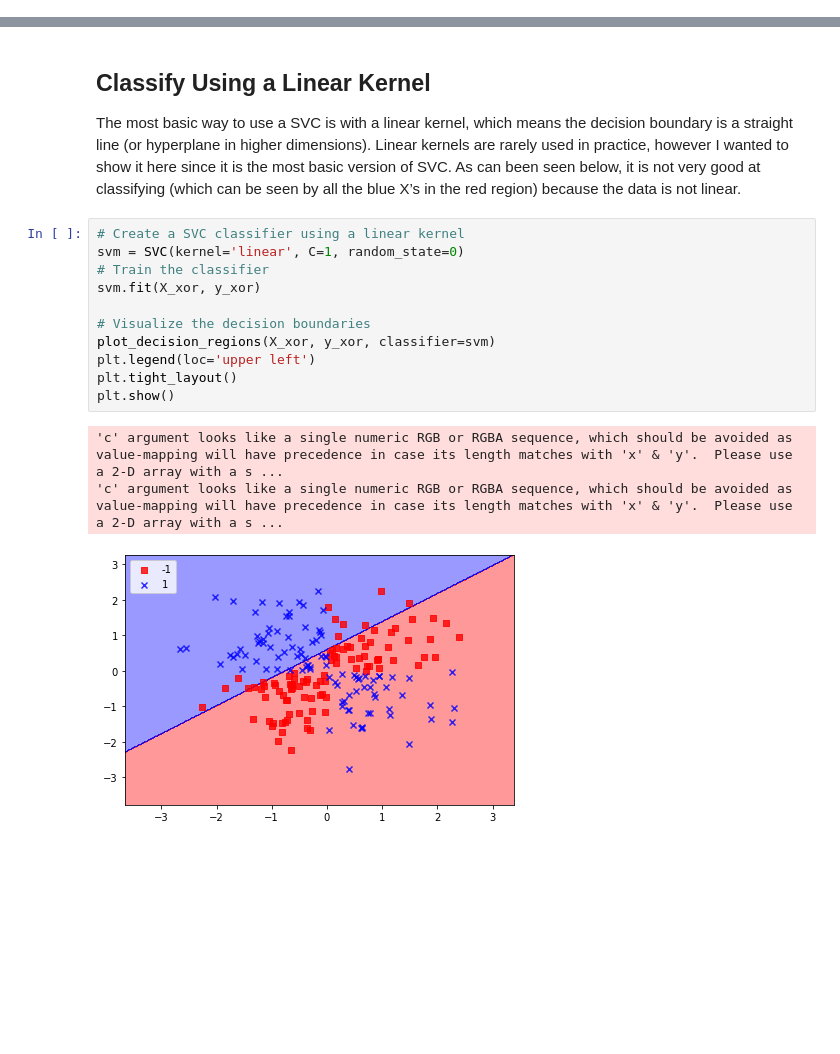
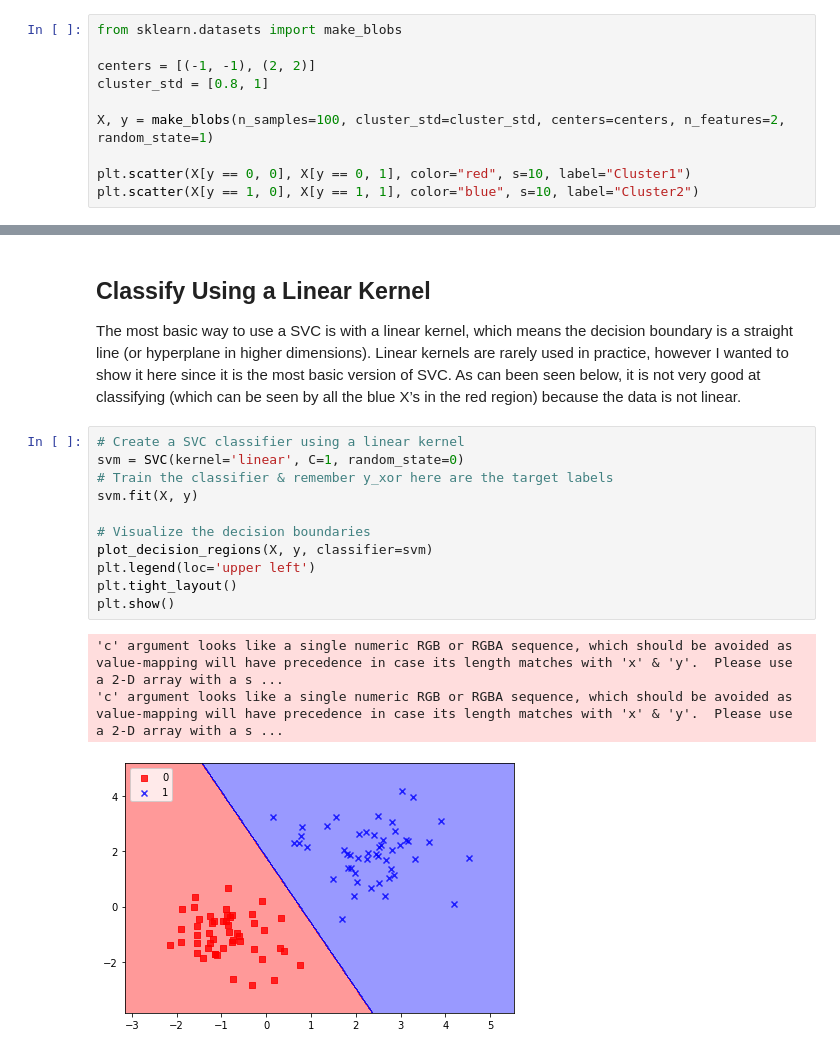
Before and after one commit to tomasward/MLTeachingGeneral, a Jupyter notebook: SVM_For_Teaching.ipynb, the cells around one changed output, grey strips where cells are left out. Drawn from its saved outputs; the diff is of its cells as text; blank space fills up the shorter version.

Commit message:
Updated to use blobs

```diff
--- a/SVM_For_Teaching.ipynb
+++ b/SVM_For_Teaching.ipynb
@@ -83,0 +65,10 @@ plt.show()
+# %%
+from sklearn.datasets import make_blobs
+
+centers = [(-1, -1), (2, 2)]
+cluster_std = [0.8, 1]
+
+X, y = make_blobs(n_samples=100, cluster_std=cluster_std, centers=centers, n_features=2, random_state=1)
+
+plt.scatter(X[y == 0, 0], X[y == 0, 1], color="red", s=10, label="Cluster1")
+plt.scatter(X[y == 1, 0], X[y == 1, 1], color="blue", s=10, label="Cluster2")
@@ -87,15 +81,15 @@ The most basic way to use a SVC is with a linear kernel, which means the decisio
 # %%
 # Create a SVC classifier using a linear kernel
 svm = SVC(kernel='linear', C=1, random_state=0)
-# Train the classifier
-svm.fit(X_xor, y_xor)
+# Train the classifier & remember y_xor here are the target labels
+svm.fit(X, y)
 
 # Visualize the decision boundaries
-plot_decision_regions(X_xor, y_xor, classifier=svm)
+plot_decision_regions(X, y, classifier=svm)
 plt.legend(loc='upper left')
 plt.tight_layout()
 plt.show()
 # %% [output]
 'c' argument looks like a single numeric RGB or RGBA sequence, which should be avoided as value-mapping will have precedence in case its length matches with 'x' & 'y'.  Please use a 2-D array with a s ...
 'c' argument looks like a single numeric RGB or RGBA sequence, which should be avoided as value-mapping will have precedence in case its length matches with 'x' & 'y'.  Please use a 2-D array with a s ...
-[figure, old version]
+[figure, new version]
```
Also changed, not shown: parts of 9 cells of this notebook.
